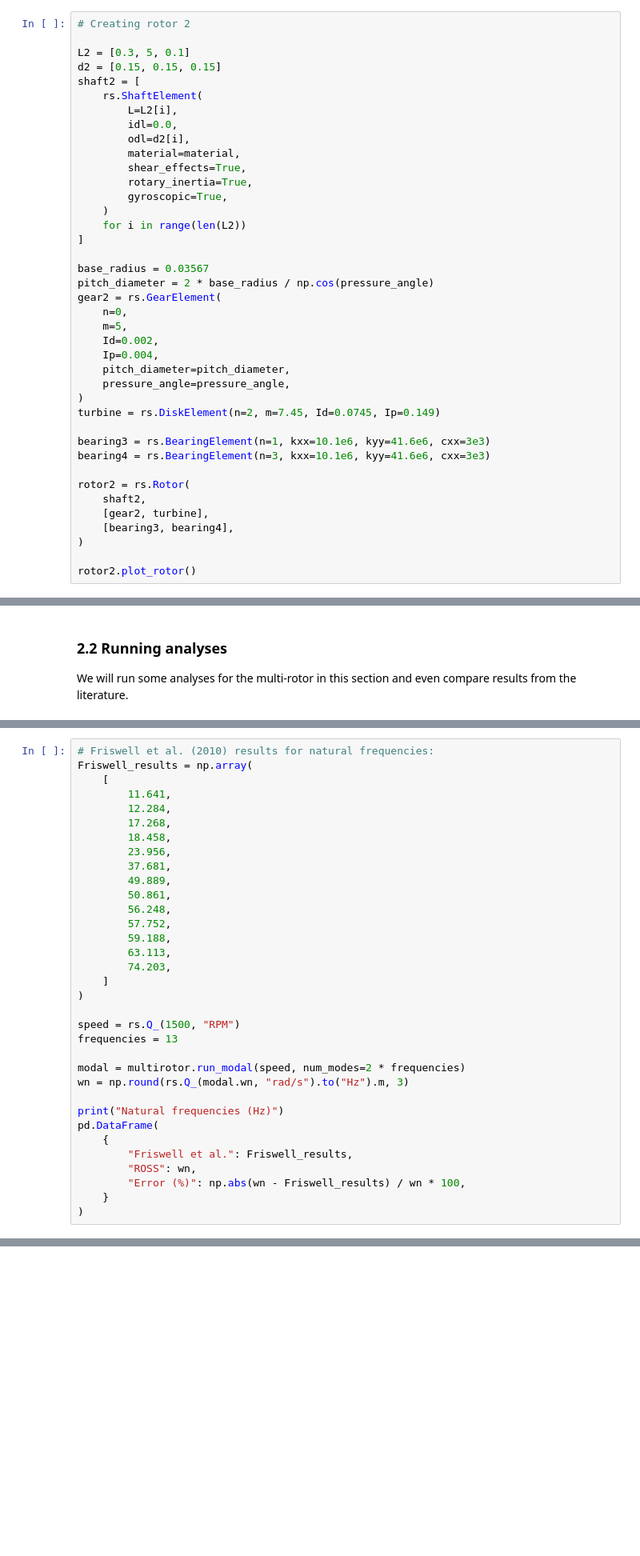
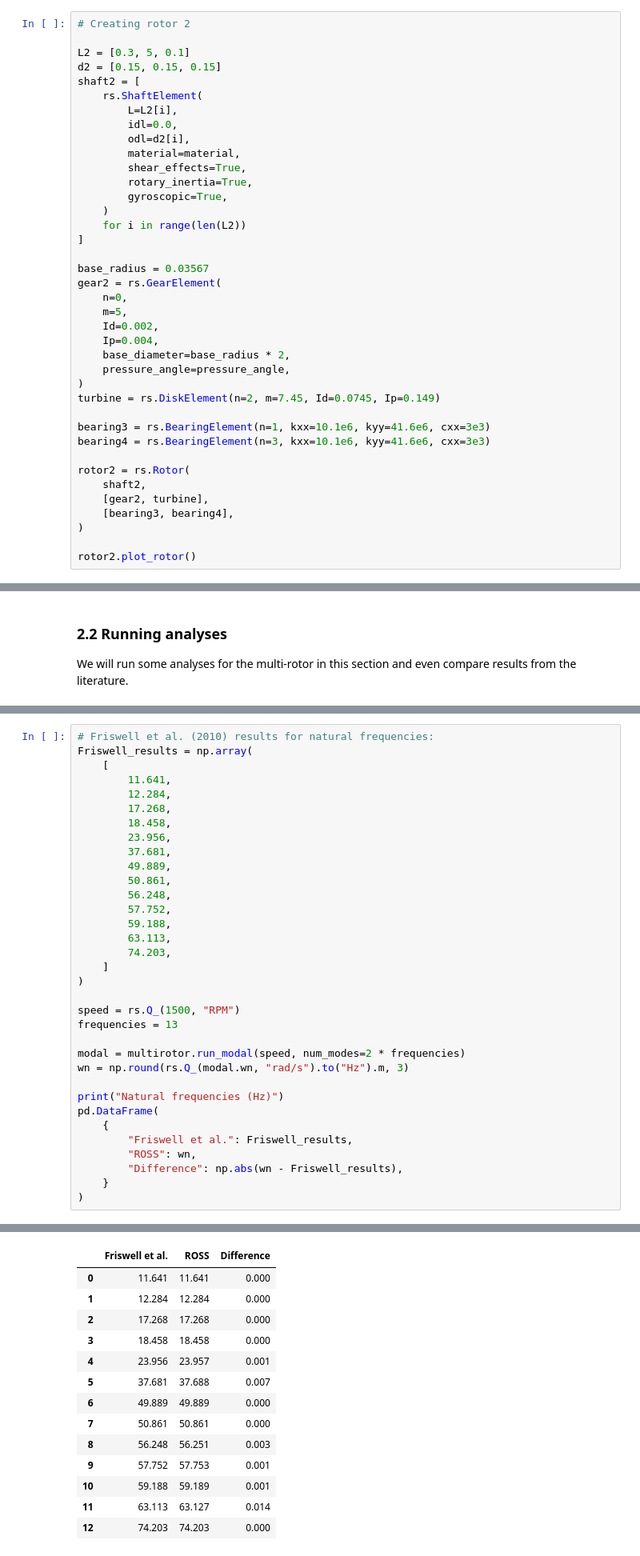
Before and after one commit to petrobras/ross, a Jupyter notebook: docs/user_guide/tutorial_part_4.ipynb, the cells around one changed output, grey strips where cells are left out. Shown at 80% size. Saved outputs shown, nothing was run; the diff lists cells and outputs as text; blank space fills up the shorter version.

```diff
--- a/docs/user_guide/tutorial_part_4.ipynb
+++ b/docs/user_guide/tutorial_part_4.ipynb
@@ -154,13 +148,12 @@ shaft2 = [
 ]
 
 base_radius = 0.03567
-pitch_diameter = 2 * base_radius / np.cos(pressure_angle)
 gear2 = rs.GearElement(
     n=0,
     m=5,
     Id=0.002,
     Ip=0.004,
-    pitch_diameter=pitch_diameter,
+    base_diameter=base_radius * 2,
     pressure_angle=pressure_angle,
 )
 turbine = rs.DiskElement(n=2, m=7.45, Id=0.0745, Ip=0.149)
@@ -249,6 +242,7 @@ pd.DataFrame(
     {
         "Friswell et al.": Friswell_results,
         "ROSS": wn,
-        "Error (%)": np.abs(wn - Friswell_results) / wn * 100,
+        "Difference": np.abs(wn - Friswell_results),
     }
 )
+# %% [output]
@@ -255 +250,15 @@ pd.DataFrame(
+|  | Friswell et al. | ROSS | Difference |
+| 0 | 11.641 | 11.641 | 0.000 |
+| 1 | 12.284 | 12.284 | 0.000 |
+| 2 | 17.268 | 17.268 | 0.000 |
+| 3 | 18.458 | 18.458 | 0.000 |
+| 4 | 23.956 | 23.957 | 0.001 |
+| 5 | 37.681 | 37.688 | 0.007 |
+| 6 | 49.889 | 49.889 | 0.000 |
+| 7 | 50.861 | 50.861 | 0.000 |
+| 8 | 56.248 | 56.251 | 0.003 |
+| 9 | 57.752 | 57.753 | 0.001 |
+| 10 | 59.188 | 59.189 | 0.001 |
+| 11 | 63.113 | 63.127 | 0.014 |
+| 12 | 74.203 | 74.203 | 0.000 |
 # %% [markdown]
```
Also changed, not shown: parts of 18 cells of this notebook, 4 other files.
